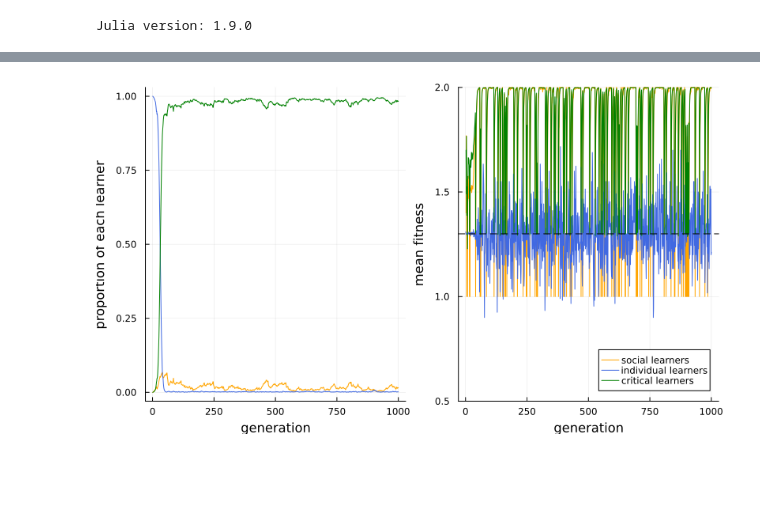
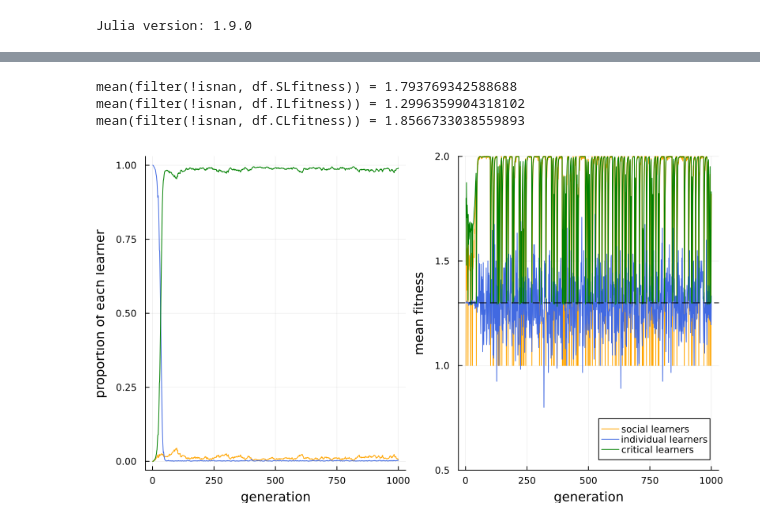
Before and after one commit to mas178/social-simulation, a Jupyter notebook: Mesoudi2021/model18_the_evolution_of_social_learning.ipynb, the cells around one changed output, grey strips where cells are left out. Drawn from its saved outputs; the diff is of its cells as text; code cells hidden in the pictures; blank space fills up the shorter version.

```diff
--- a/Mesoudi2021/model18_the_evolution_of_social_learning.ipynb
+++ b/Mesoudi2021/model18_the_evolution_of_social_learning.ipynb
@@ -74,7 +75,7 @@ end
 
 function update_fitnesses!(agent_df::DataFrame, b::Float64, cᵢ::Float64)::Nothing
     # 間違った行動を取っていれば 1 の、正しい行動を取っていれば 1 + b の適応度を獲得する
-    agent_df.fitness .= [behaviour ? 1 + b : 1 for behaviour in agent_df.behaviour]
+    agent_df.fitness .= [behaviour ? 1.0 + b : 1.0 for behaviour in agent_df.behaviour]
 
     # 個人的学習のコストを適応度から差し引く
     agent_df[agent_df.learning.=="IL", :fitness] .-= cᵢ
@@ -252,5 +306,12 @@ end;
 # %%
-plot_output(enquist_model())
+df = enquist_model()
+@show mean(filter(!isnan, df.SLfitness))
+@show mean(filter(!isnan, df.ILfitness))
+@show mean(filter(!isnan, df.CLfitness))
+plot_output(df)
 # %% [output]
+mean(filter(!isnan, df.SLfitness)) = 1.793769342588688
+mean(filter(!isnan, df.ILfitness)) = 1.2996359904318102
+mean(filter(!isnan, df.CLfitness)) = 1.8566733038559893
-[figure, old version]
+[figure, new version]
 # %% [markdown]
```
Also changed, not shown: parts of 25 cells of this notebook, 1 other file.
